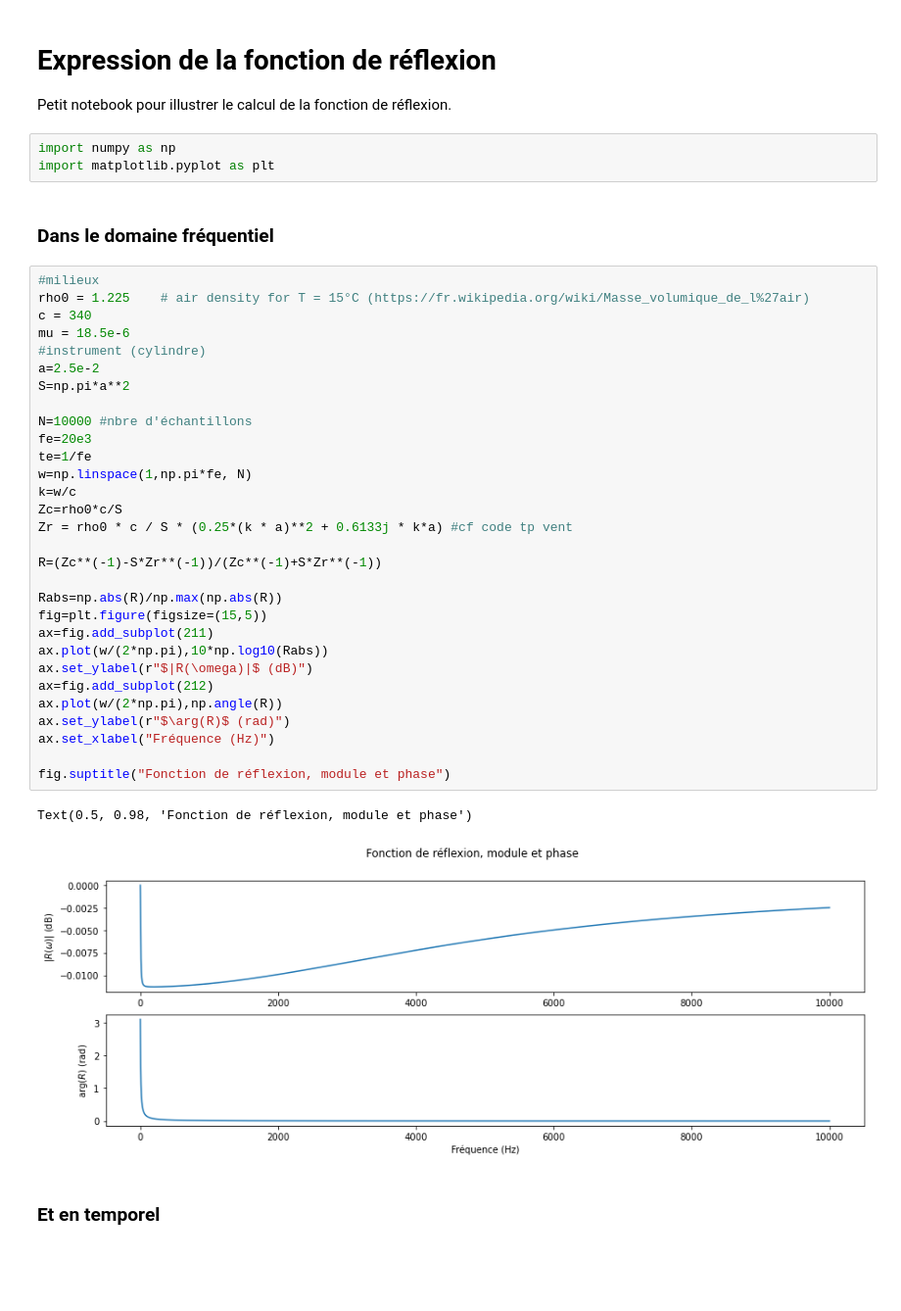
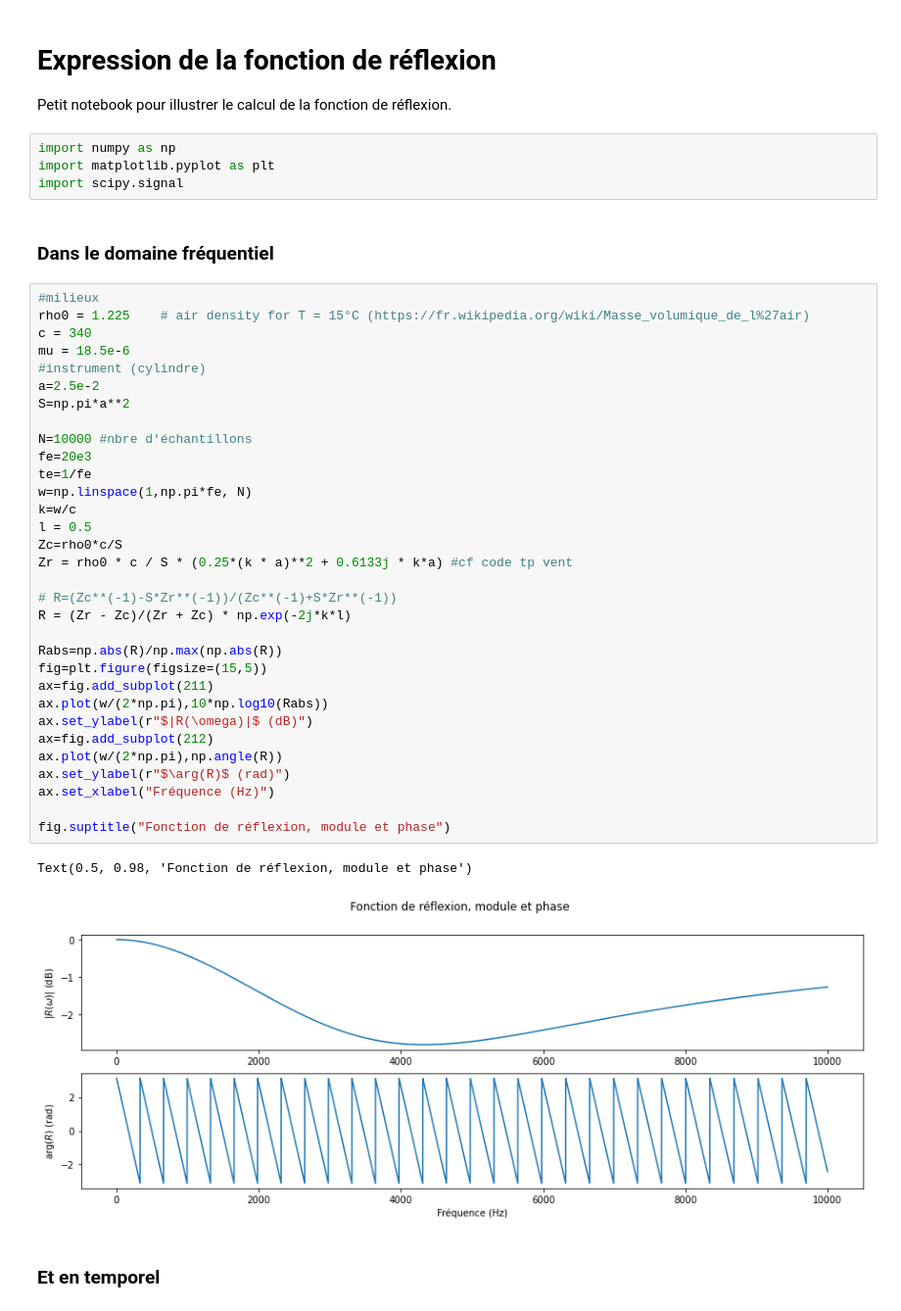
Before and after one commit to dinhviettoanle/pam-auto_oscillations, a Jupyter notebook: code/python_notebooks/calcFonctionReflexion.ipynb, the cells around one changed output. Shown at 98% size. Cells and saved outputs as stored; diff of their text form; blank space fills up the shorter version.

```diff
--- a/code/python_notebooks/calcFonctionReflexion.ipynb
+++ b/code/python_notebooks/calcFonctionReflexion.ipynb
@@ -5,41 +5,44 @@ Petit notebook pour illustrer le calcul de la fonction de réflexion.
 # %%
 import numpy as np
 import matplotlib.pyplot as plt
+import scipy.signal
 # %% [markdown]
 ### Dans le domaine fréquentiel
 # %%
 #milieux
 rho0 = 1.225    # air density for T = 15°C (https://fr.wikipedia.org/wiki/Masse_volumique_de_l%27air)
 c = 340
 mu = 18.5e-6
 #instrument (cylindre)
 a=2.5e-2
 S=np.pi*a**2
 
 N=10000 #nbre d'échantillons
 fe=20e3
 te=1/fe
 w=np.linspace(1,np.pi*fe, N)
 k=w/c
+l = 0.5
 Zc=rho0*c/S
 Zr = rho0 * c / S * (0.25*(k * a)**2 + 0.6133j * k*a) #cf code tp vent
 
-R=(Zc**(-1)-S*Zr**(-1))/(Zc**(-1)+S*Zr**(-1))
+# R=(Zc**(-1)-S*Zr**(-1))/(Zc**(-1)+S*Zr**(-1))
+R = (Zr - Zc)/(Zr + Zc) * np.exp(-2j*k*l)
 
 Rabs=np.abs(R)/np.max(np.abs(R))
 fig=plt.figure(figsize=(15,5))
 ax=fig.add_subplot(211)
 ax.plot(w/(2*np.pi),10*np.log10(Rabs))
 ax.set_ylabel(r"$|R(\omega)|$ (dB)")
 ax=fig.add_subplot(212)
 ax.plot(w/(2*np.pi),np.angle(R))
 ax.set_ylabel(r"$\arg(R)$ (rad)")
 ax.set_xlabel("Fréquence (Hz)")
 
 fig.suptitle("Fonction de réflexion, module et phase")
 # %% [output]
 Text(0.5, 0.98, 'Fonction de réflexion, module et phase')
-[figure, old version]
+[figure, new version]
 # %% [markdown]
 ### Et en temporel
 # %%
```
Also changed, not shown: parts of 2 cells of this notebook, 2 other files.
